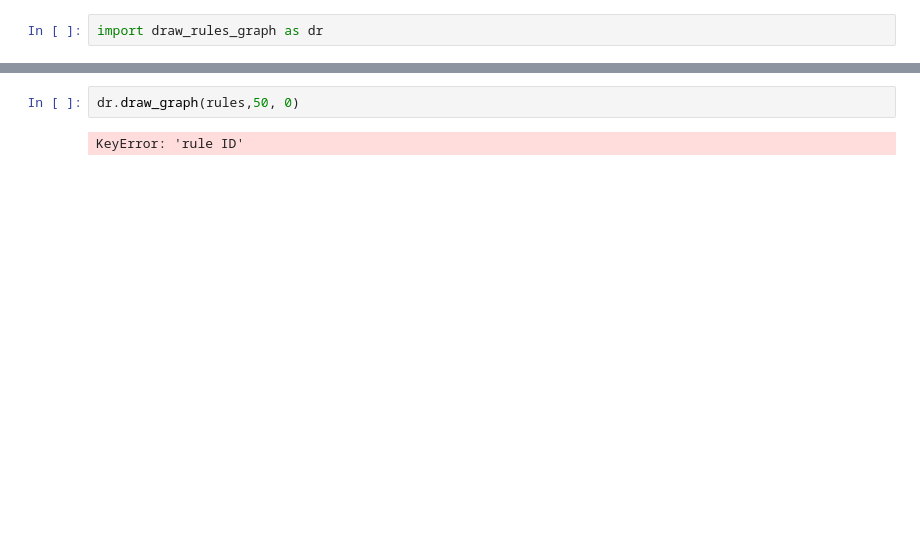
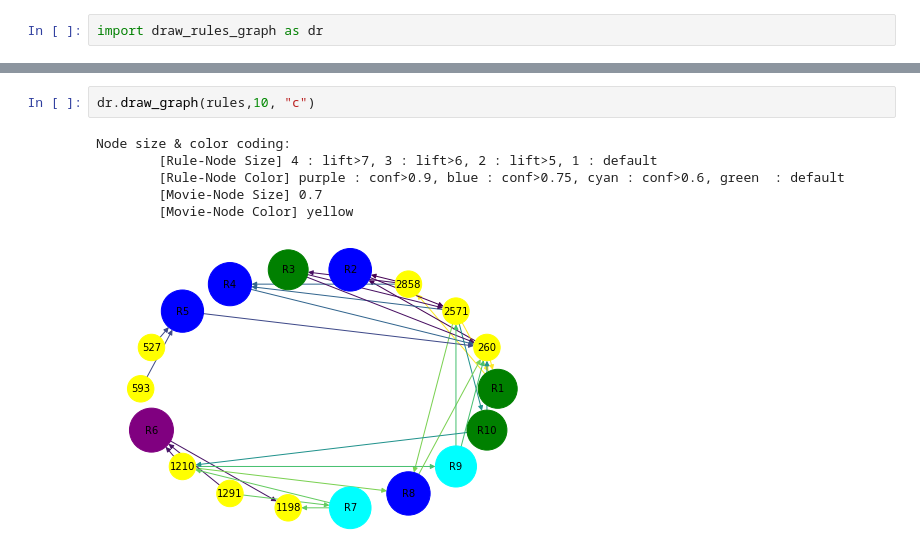
Before and after one commit to nikosp2196/mrs, a Jupyter notebook: SOURCES/protyping.ipynb, the cells around one changed output, grey strips where cells are left out. Saved outputs shown, nothing was run; the diff lists cells and outputs as text; blank space fills up the shorter version.

```diff
--- a/SOURCES/protyping.ipynb
+++ b/SOURCES/protyping.ipynb
@@ -63,4 +79,9 @@ rules.head()
 # %%
-dr.draw_graph(rules,50, 0)
+dr.draw_graph(rules,10, "c")
 # %% [output]
-KeyError: 'rule ID'
+Node size & color coding:
+        [Rule-Node Size] 4 : lift>7, 3 : lift>6, 2 : lift>5, 1 : default
+        [Rule-Node Color] purple : conf>0.9, blue : conf>0.75, cyan : conf>0.6, green  : default
+        [Movie-Node Size] 0.7
+        [Movie-Node Color] yellow
+[figure, added]
```
Also changed, not shown: parts of 9 cells of this notebook, 4 other files.
